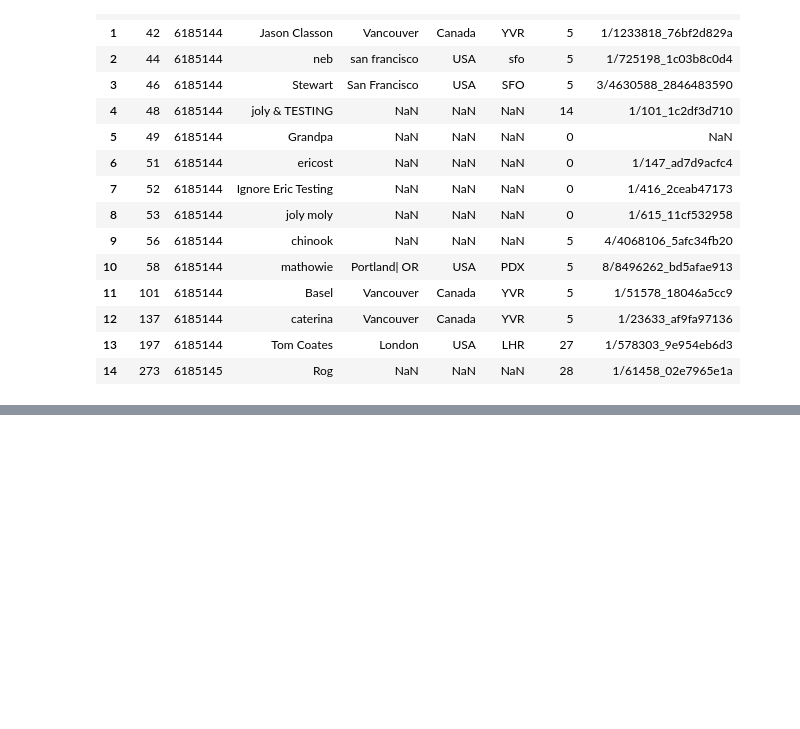
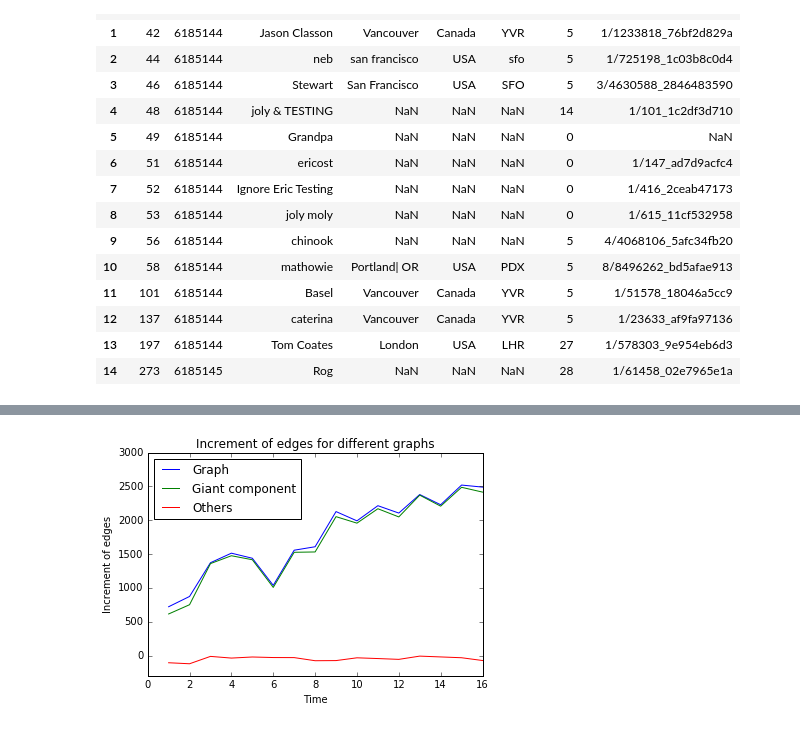
Before and after one commit to Genius-Gerund/lpp_epidemics_2016, a Jupyter notebook: Diploma.ipynb, the cells around one changed output, grey strips where cells are left out. Cells and saved outputs as stored; diff of their text form; code cells hidden in the pictures; blank space fills up the shorter version.

```diff
--- a/Diploma.ipynb
+++ b/Diploma.ipynb
@@ -199,7 +77,0 @@ for i in range(0,len(train[num]['Node1'])):
-# %%
-#Katz score - doesn't work
-for i in range(0,len(train[num]['Node1'])):
-    source = train[num]['Node1'][i]
-    target = train[num]['Node2'][i]
-    l = map(lambda x: beta**len(x)*len(x), tuple(nx.all_simple_paths(graph[1], source, target, cutoff=4)))
-    train[num].loc[i,'Katz'] = np.sum(np.power(beta, l)*l)
@@ -254,0 +198,39 @@ Image(graphs.create_png())
+# %%
+#Analysis of Giant Connected Component, density etc.
+import operator
+nodes_in_component = []
+nodes_in_graph = []
+other_nodes = []
+edges_in_component = []
+edges_in_graph = []
+other_edges = []
+density_component = []
+periods = range(1,17)
+#Counting increment of added nodes and edges
+for i in range(3,20):
+    nodes_in_component.append(len(list(sorted(nx.connected_components(graph[i]), key = len, reverse=True)[0])))
+    nodes_in_graph.append(nx.number_of_nodes(graph[i]))
+    other_nodes.append(nodes_in_graph[i-3] - nodes_in_component[i-3])
+    edges_in_component.append(nx.number_of_edges(graph[i].subgraph(list(sorted(nx.connected_components(graph[i]), key = len, reverse=True)[0]))))
+    edges_in_graph.append(nx.number_of_edges(graph[i]))
+    other_edges.append(edges_in_graph[i-3] - edges_in_component[i-3])
+    pos_edges_graph = [i*(i-1)/2 for i in nodes_in_graph]
+    pos_edges_component = [i*(i-1)/2 for i in nodes_in_component]
+    pos_edges_others = [i*(i-1)/2 for i in other_nodes]
+    density_component.append(nx.density(graph[i].subgraph(list(sorted(nx.connected_components(graph[i]), key = len, reverse=True)[0]))))
+# %%
+#Increment of edges in time
+from pylab import plot
+fig = plt.figure()
+ax1 = fig.add_subplot (1,1,1)
+plt.ylim([-300, 3000])
+ax1.set_xlabel('Time')
+ax1.set_ylabel('Increment of edges')
+ax1.set_title ('Increment of edges for different graphs')
+plot(periods,list(map(operator.sub, edges_in_graph[1:], edges_in_graph[:-1])))
+plot(periods,list(map(operator.sub, edges_in_component[1:], edges_in_component[:-1])))
+plot(periods,list(map(operator.sub, other_edges[:-1], other_edges[1:])))
+plt.legend(['Graph','Giant component','Others'], loc = 'upper left')
+show()
+# %% [output]
+[figure, added]
```
Also changed, not shown: parts of 50 cells of this notebook.
